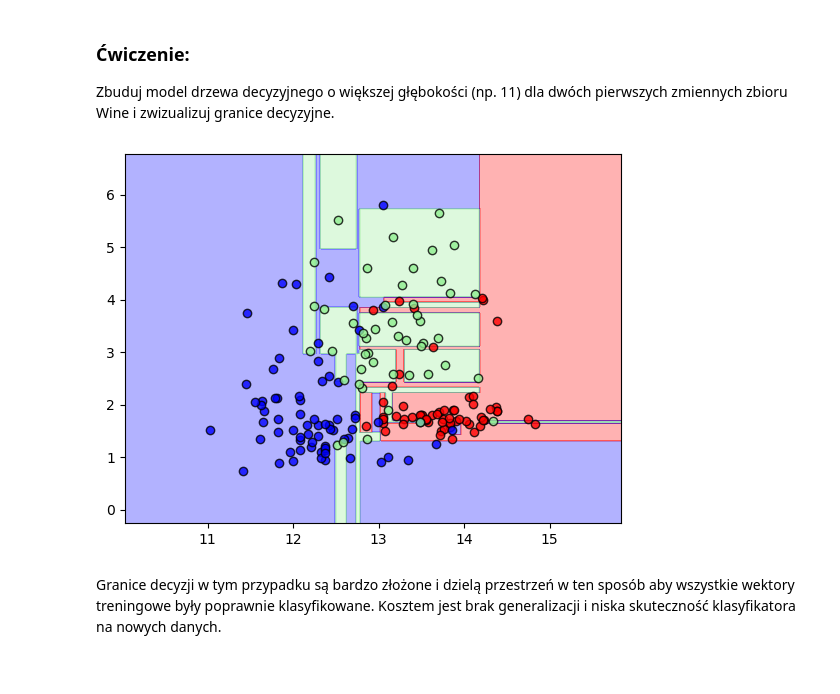
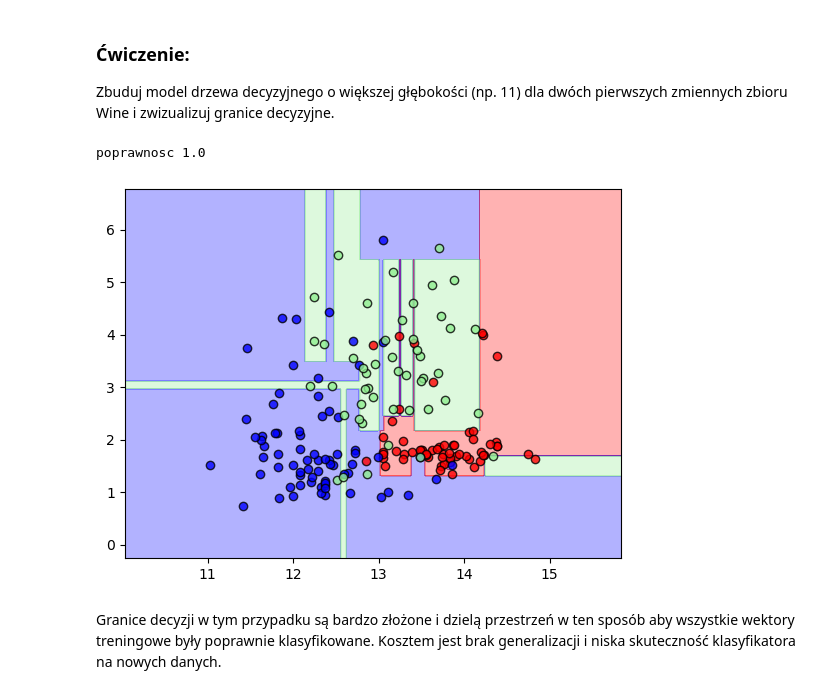
Before and after one commit to IS-UMK/wdm-lab-06-klasyfikacja-Mrkarton1, a Jupyter notebook: 06_Klasyfikacja.ipynb, the cells around one changed output. Saved outputs shown, nothing was run; the diff lists cells and outputs as text; code cells hidden in the pictures.

```diff
--- a/06_Klasyfikacja.ipynb
+++ b/06_Klasyfikacja.ipynb
@@ -347,14 +347,17 @@ plt.show();
 Zbuduj model drzewa decyzyjnego o większej głębokości (np. 11) dla dwóch pierwszych zmiennych zbioru Wine i zwizualizuj granice decyzyjne.
 # %%
 clf = DecisionTreeClassifier(max_depth=11)
-data= wine.data[:,:2]
-target = wine.target
-clf.fit(data,target)
+clf.fit(x_train,y_train)
+
+acc=clf.score(x_train,y_train)
+
+print("poprawnosc", acc)
 
 plot_decision_regions(data,target,clf)
 plt.show()
 # %% [output]
+poprawnosc 1.0
-[figure, old version]
+[figure, new version]
 # %% [markdown]
 Granice decyzji w tym przypadku są bardzo złożone i dzielą przestrzeń w ten sposób aby wszystkie wektory treningowe były poprawnie klasyfikowane. Kosztem jest brak generalizacji i niska skuteczność klasyfikatora na nowych danych.
 # %% [markdown]
```
Also changed, not shown: parts of 16 cells of this notebook.
